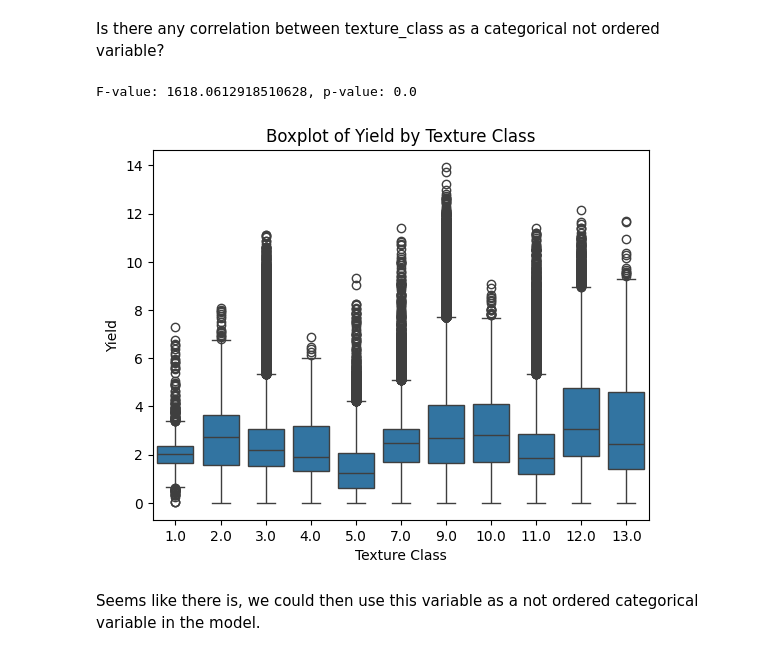
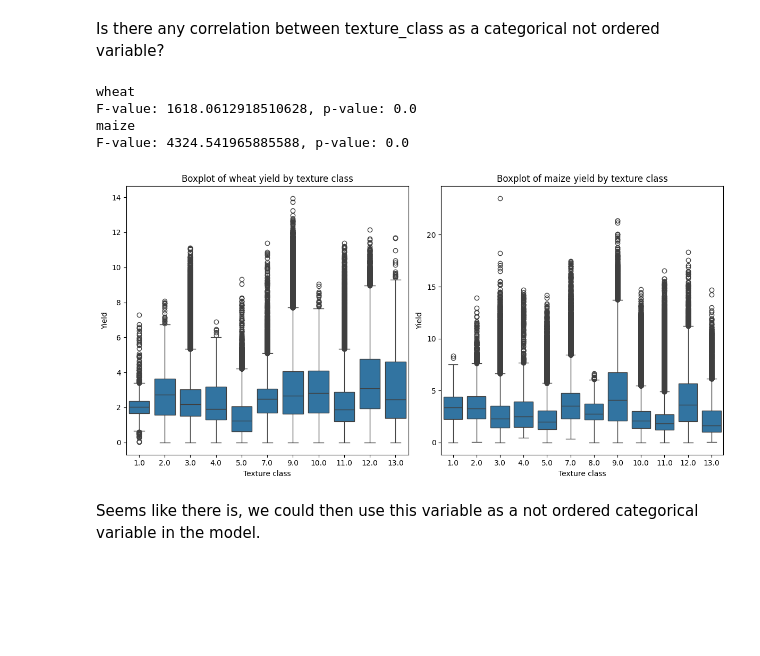
Before and after one commit to felix1801/future-crop-challenge, a Jupyter notebook: notebooks/correlation_exploration.ipynb, the cells around one changed output. Saved outputs shown, nothing was run; the diff lists cells and outputs as text; code cells hidden in the pictures; blank space fills up the shorter version.

```diff
--- a/notebooks/correlation_exploration.ipynb
+++ b/notebooks/correlation_exploration.ipynb
@@ -18,0 +44,5 @@ corr_matrix = joined_df[['yield', 'lon', 'lat', 'texture_class', 'real_year', 'c
+# %%
+for i, df in enumerate(df_list):
+    print(f"Observed values for each category for {df_names[i]}\n{df['texture_class'].value_counts()}")
+    expected_values_count = int(len(df)/df['texture_class'].nunique())
+    print(f"\nEach texture_class should have {expected_values_count} values")
@@ -35,20 +111,28 @@ Soil texture is correlated with fertilization (r2=0.2). We should then be carefu
 ---
 # %% [markdown]
 Is there any correlation between texture_class as a categorical not ordered variable?
-# %%
-groups = joined_df.groupby('texture_class')['yield'].apply(list)
-F_value, p_value = f_oneway(*groups)
-print(f"F-value: {F_value}, p-value: {p_value}")
-# %% [output]
-F-value: 1618.0612918510628, p-value: 0.0
-# %%
-sns.boxplot(x='texture_class', y='yield', data=joined_df)
-plt.title('Boxplot of Yield by Texture Class')
-plt.xlabel('Texture Class')
-plt.ylabel('Yield')
-plt.show()
-# %% [output]
-[figure, removed]
+# %%
+# Create figure with 2x1 subplots
+fig, axs = plt.subplots(1, len(df_list), figsize=(12, 6))
+
+for i, df in enumerate(df_list):
+    groups = df.groupby('texture_class')['yield'].apply(list)
+    F_value, p_value = f_oneway(*groups)
+    print(f"{df_names[i]}\nF-value: {F_value}, p-value: {p_value}")
+
+    sns.boxplot(x='texture_class', y='yield', data=df, ax=axs[i])
+    axs[i].set_title(f'Boxplot of {df_names[i]} yield by texture class')
+    axs[i].set_xlabel('Texture class')
+    axs[i].set_ylabel('Yield')
+
+plt.tight_layout()
+plt.show()
+# %% [output]
+wheat
+F-value: 1618.0612918510628, p-value: 0.0
+maize
+F-value: 4324.541965885588, p-value: 0.0
+[figure, added]
 # %% [markdown]
 Seems like there is, we could then use this variable as a not ordered categorical variable in the model.
 # %% [markdown]
```
Also changed, not shown: parts of 14 cells of this notebook.
